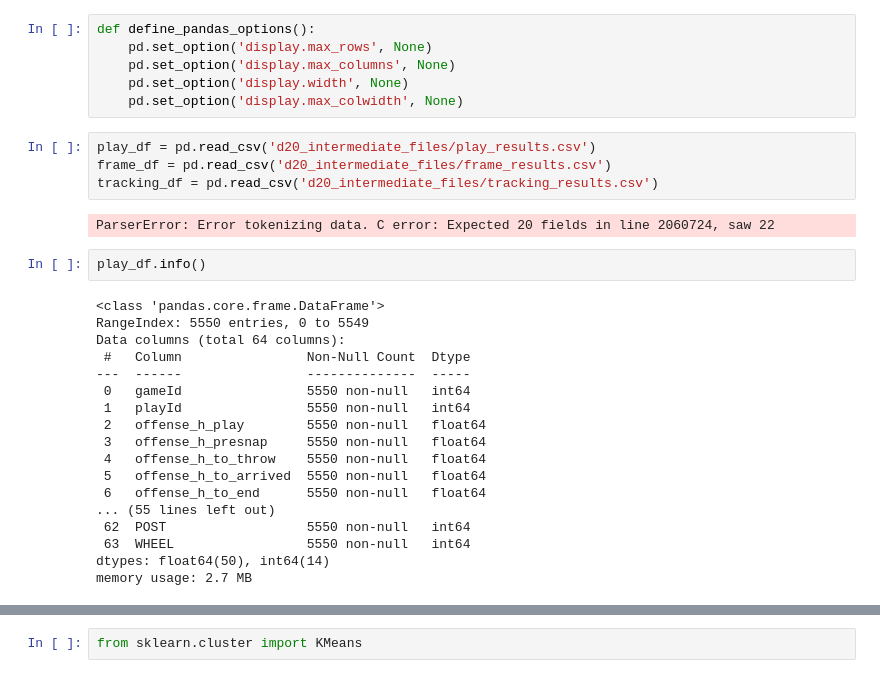
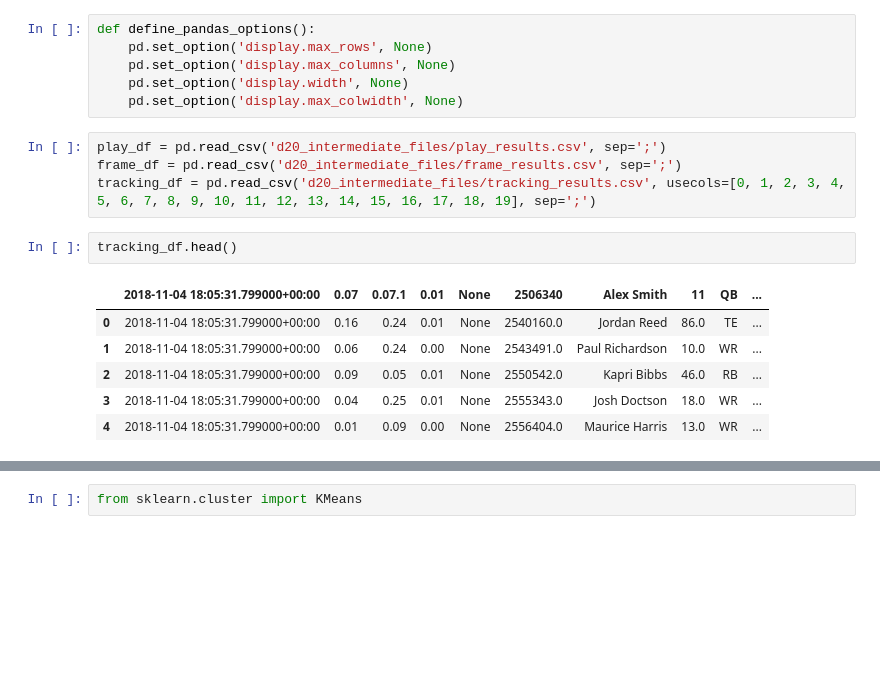
Before and after one commit to sskett/cosc301, a Jupyter notebook: testing.ipynb, the cells around one changed output, grey strips where cells are left out. Saved outputs shown, nothing was run; the diff lists cells and outputs as text; blank space fills up the shorter version.

Commit message:
Troubleshooting issue with extraneous column separators in output csv

```diff
--- a/testing.ipynb
+++ b/testing.ipynb
@@ -11,31 +11,18 @@ def define_pandas_options():
     pd.set_option('display.width', None)
     pd.set_option('display.max_colwidth', None)
 # %%
-play_df = pd.read_csv('d20_intermediate_files/play_results.csv')
-frame_df = pd.read_csv('d20_intermediate_files/frame_results.csv')
-tracking_df = pd.read_csv('d20_intermediate_files/tracking_results.csv')
+play_df = pd.read_csv('d20_intermediate_files/play_results.csv', sep=';')
+frame_df = pd.read_csv('d20_intermediate_files/frame_results.csv', sep=';')
+tracking_df = pd.read_csv('d20_intermediate_files/tracking_results.csv', usecols=[0, 1, 2, 3, 4, 5, 6, 7, 8, 9, 10, 11, 12, 13, 14, 15, 16, 17, 18, 19], sep=';')
-# %% [output]
-ParserError: Error tokenizing data. C error: Expected 20 fields in line 2060724, saw 22
-# %%
-play_df.info()
-# %% [output]
-<class 'pandas.core.frame.DataFrame'>
-RangeIndex: 5550 entries, 0 to 5549
-Data columns (total 64 columns):
- #   Column                Non-Null Count  Dtype
----  ------                --------------  -----
- 0   gameId                5550 non-null   int64
- 1   playId                5550 non-null   int64
- 2   offense_h_play        5550 non-null   float64
- 3   offense_h_presnap     5550 non-null   float64
- 4   offense_h_to_throw    5550 non-null   float64
- 5   offense_h_to_arrived  5550 non-null   float64
- 6   offense_h_to_end      5550 non-null   float64
-... (55 lines left out)
- 62  POST                  5550 non-null   int64
- 63  WHEEL                 5550 non-null   int64
-dtypes: float64(50), int64(14)
-memory usage: 2.7 MB
+# %%
+tracking_df.head()
+# %% [output]
+|  | 2018-11-04 18:05:31.799000+00:00 | 0.07 | 0.07.1 | 0.01 | None | 2506340 | Alex Smith | 11 | QB | ... |
+| 0 | 2018-11-04 18:05:31.799000+00:00 | 0.16 | 0.24 | 0.01 | None | 2540160.0 | Jordan Reed | 86.0 | TE | ... |
+| 1 | 2018-11-04 18:05:31.799000+00:00 | 0.06 | 0.24 | 0.00 | None | 2543491.0 | Paul Richardson | 10.0 | WR | ... |
+| 2 | 2018-11-04 18:05:31.799000+00:00 | 0.09 | 0.05 | 0.01 | None | 2550542.0 | Kapri Bibbs | 46.0 | RB | ... |
+| 3 | 2018-11-04 18:05:31.799000+00:00 | 0.04 | 0.25 | 0.01 | None | 2555343.0 | Josh Doctson | 18.0 | WR | ... |
+| 4 | 2018-11-04 18:05:31.799000+00:00 | 0.01 | 0.09 | 0.00 | None | 2556404.0 | Maurice Harris | 13.0 | WR | ... |
 # %%
 play_df[['offense_p_presnap', 'offense_m_presnap', 'offense_v_presnap', 'offense_a_presnap', 'offense_h_presnap']].plot.box()
 play_df[['defense_p_presnap', 'defense_m_presnap', 'defense_v_presnap', 'defense_a_presnap', 'defense_h_presnap']].plot.box()
```
Also changed, not shown: parts of 1 cell of this notebook, 2 other files.
